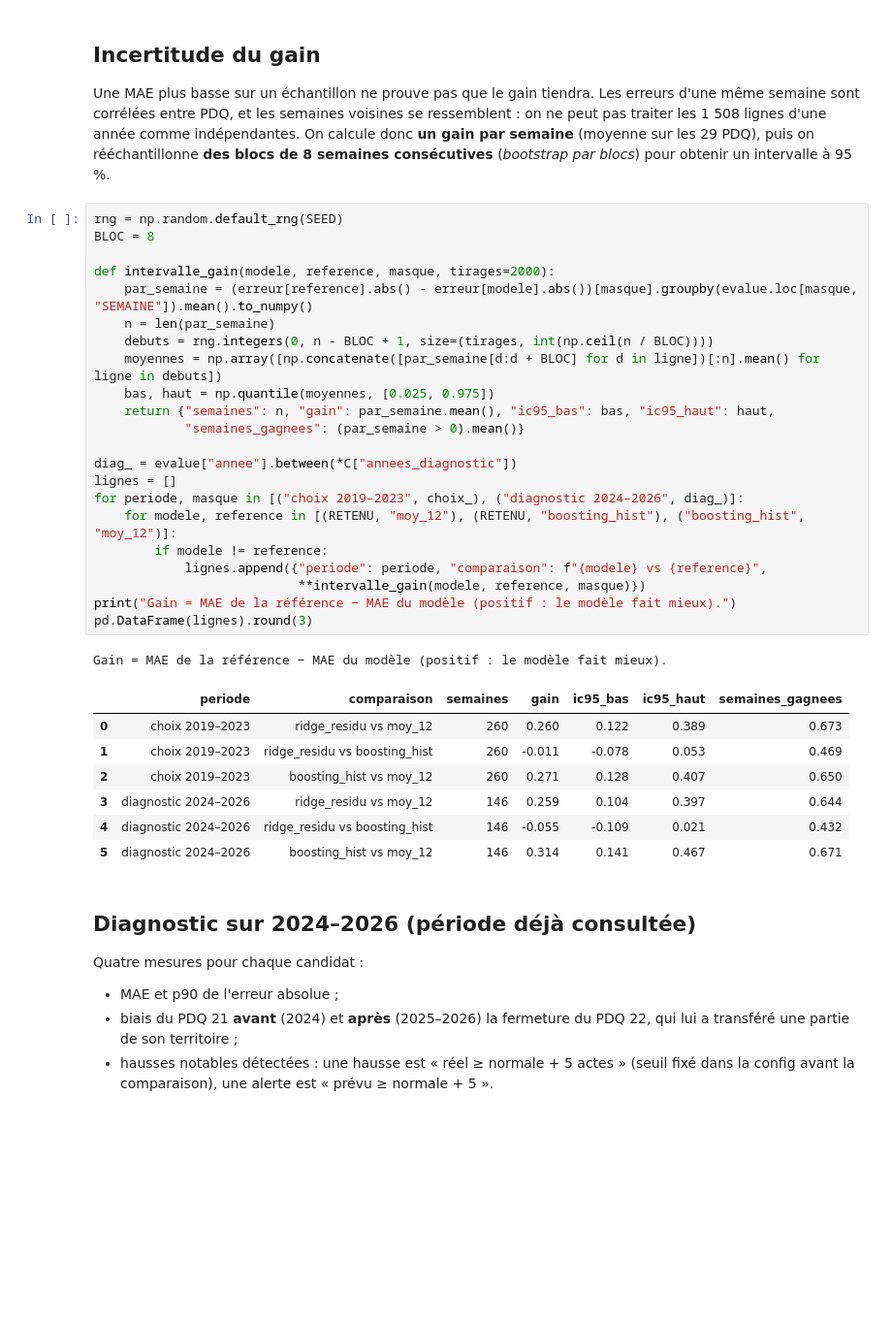
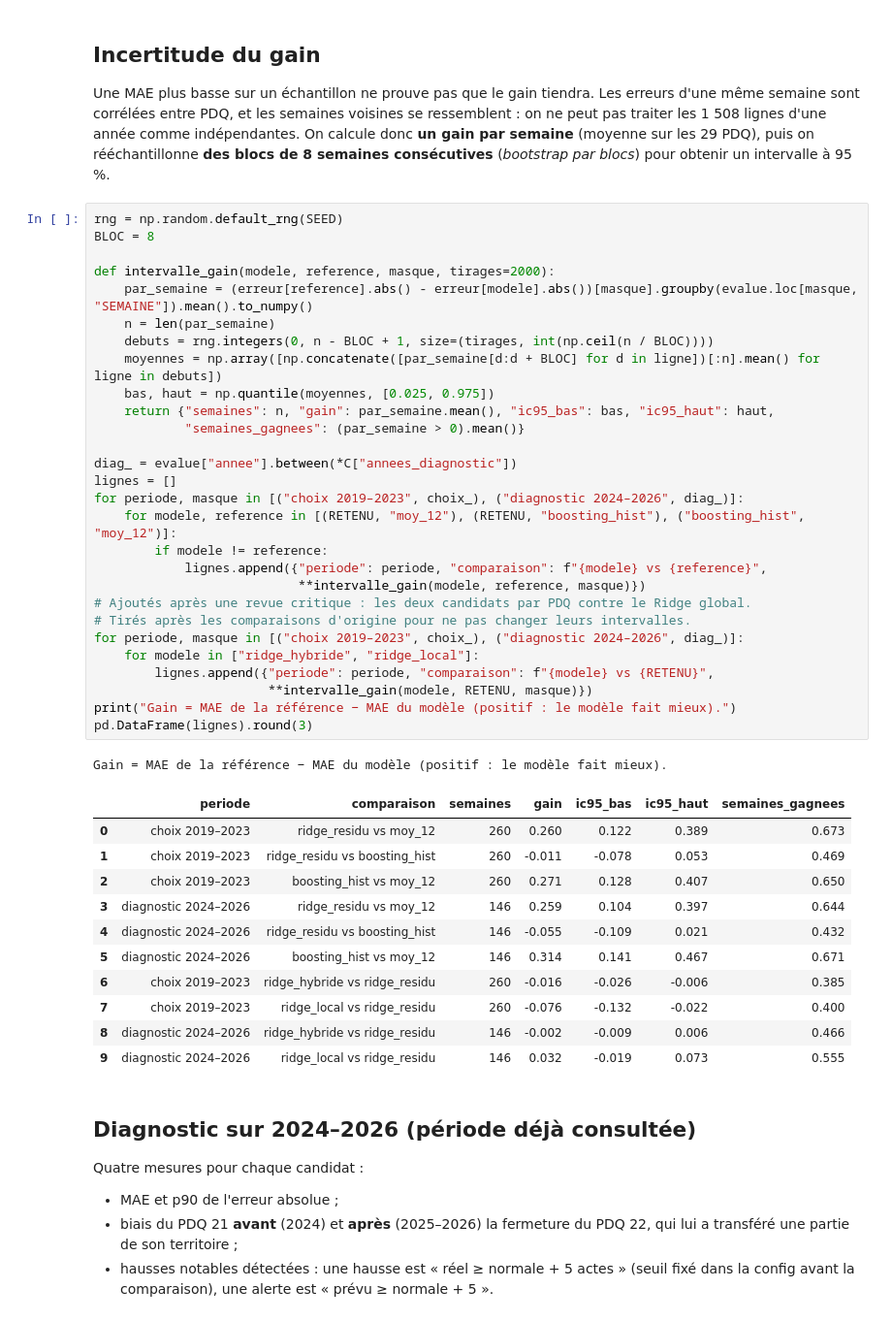
Before and after one commit to mirecloud/criminal-work, a Jupyter notebook: notebooks/04_comparaison.ipynb, the cells around one changed output. Shown at 97% size. Saved outputs shown, nothing was run; the diff lists cells and outputs as text; blank space fills up the shorter version.

Commit message:
Notebook 04 : IC des modeles par PDQ vs Ridge global, resume a 6 candidats

```diff
--- a/notebooks/04_comparaison.ipynb
+++ b/notebooks/04_comparaison.ipynb
@@ -233,33 +238,43 @@ On calcule donc **un gain par semaine** (moyenne sur les 29 PDQ), puis on rééc
 rng = np.random.default_rng(SEED)
 BLOC = 8
 
 def intervalle_gain(modele, reference, masque, tirages=2000):
     par_semaine = (erreur[reference].abs() - erreur[modele].abs())[masque].groupby(evalue.loc[masque, "SEMAINE"]).mean().to_numpy()
     n = len(par_semaine)
     debuts = rng.integers(0, n - BLOC + 1, size=(tirages, int(np.ceil(n / BLOC))))
     moyennes = np.array([np.concatenate([par_semaine[d:d + BLOC] for d in ligne])[:n].mean() for ligne in debuts])
     bas, haut = np.quantile(moyennes, [0.025, 0.975])
     return {"semaines": n, "gain": par_semaine.mean(), "ic95_bas": bas, "ic95_haut": haut,
             "semaines_gagnees": (par_semaine > 0).mean()}
 
 diag_ = evalue["annee"].between(*C["annees_diagnostic"])
 lignes = []
 for periode, masque in [("choix 2019–2023", choix_), ("diagnostic 2024–2026", diag_)]:
     for modele, reference in [(RETENU, "moy_12"), (RETENU, "boosting_hist"), ("boosting_hist", "moy_12")]:
         if modele != reference:
             lignes.append({"periode": periode, "comparaison": f"{modele} vs {reference}",
                            **intervalle_gain(modele, reference, masque)})
+# Ajoutés après une revue critique : les deux candidats par PDQ contre le Ridge global.
+# Tirés après les comparaisons d'origine pour ne pas changer leurs intervalles.
+for periode, masque in [("choix 2019–2023", choix_), ("diagnostic 2024–2026", diag_)]:
+    for modele in ["ridge_hybride", "ridge_local"]:
+        lignes.append({"periode": periode, "comparaison": f"{modele} vs {RETENU}",
+                       **intervalle_gain(modele, RETENU, masque)})
 print("Gain = MAE de la référence − MAE du modèle (positif : le modèle fait mieux).")
 pd.DataFrame(lignes).round(3)
 # %% [output]
 Gain = MAE de la référence − MAE du modèle (positif : le modèle fait mieux).
 |  | periode | comparaison | semaines | gain | ic95_bas | ic95_haut | semaines_gagnees |
 | 0 | choix 2019–2023 | ridge_residu vs moy_12 | 260 | 0.260 | 0.122 | 0.389 | 0.673 |
 | 1 | choix 2019–2023 | ridge_residu vs boosting_hist | 260 | -0.011 | -0.078 | 0.053 | 0.469 |
 | 2 | choix 2019–2023 | boosting_hist vs moy_12 | 260 | 0.271 | 0.128 | 0.407 | 0.650 |
 | 3 | diagnostic 2024–2026 | ridge_residu vs moy_12 | 146 | 0.259 | 0.104 | 0.397 | 0.644 |
 | 4 | diagnostic 2024–2026 | ridge_residu vs boosting_hist | 146 | -0.055 | -0.109 | 0.021 | 0.432 |
 | 5 | diagnostic 2024–2026 | boosting_hist vs moy_12 | 146 | 0.314 | 0.141 | 0.467 | 0.671 |
+| 6 | choix 2019–2023 | ridge_hybride vs ridge_residu | 260 | -0.016 | -0.026 | -0.006 | 0.385 |
+| 7 | choix 2019–2023 | ridge_local vs ridge_residu | 260 | -0.076 | -0.132 | -0.022 | 0.400 |
+| 8 | diagnostic 2024–2026 | ridge_hybride vs ridge_residu | 146 | -0.002 | -0.009 | 0.006 | 0.466 |
+| 9 | diagnostic 2024–2026 | ridge_local vs ridge_residu | 146 | 0.032 | -0.019 | 0.073 | 0.555 |
 # %% [markdown]
 ## Diagnostic sur 2024–2026 (période déjà consultée)
 Quatre mesures pour chaque candidat :
```
Also changed, not shown: parts of 2 cells of this notebook.
